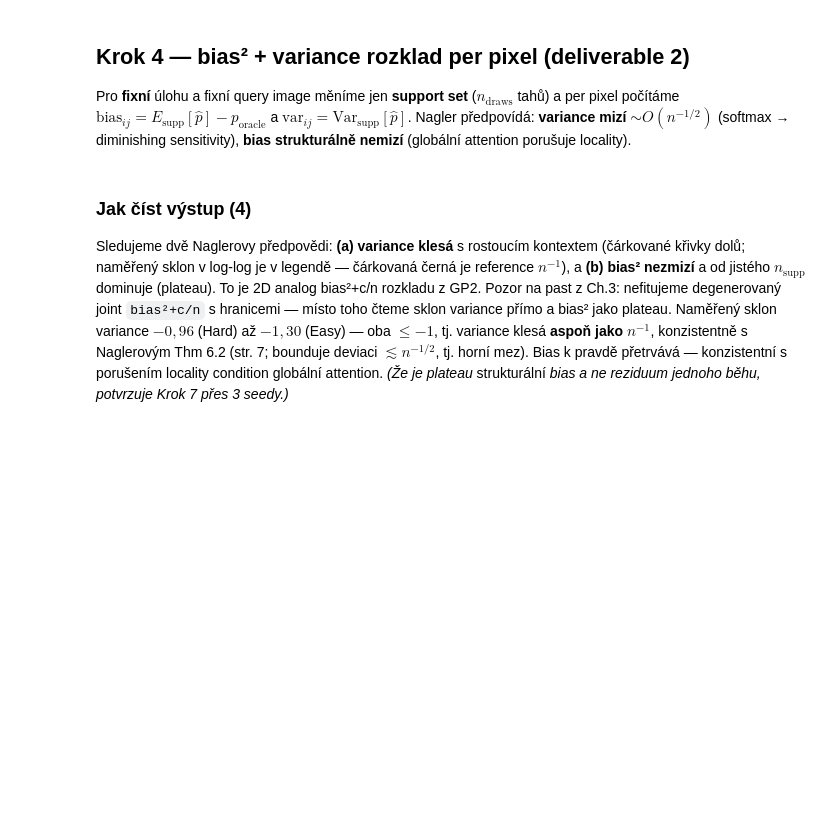
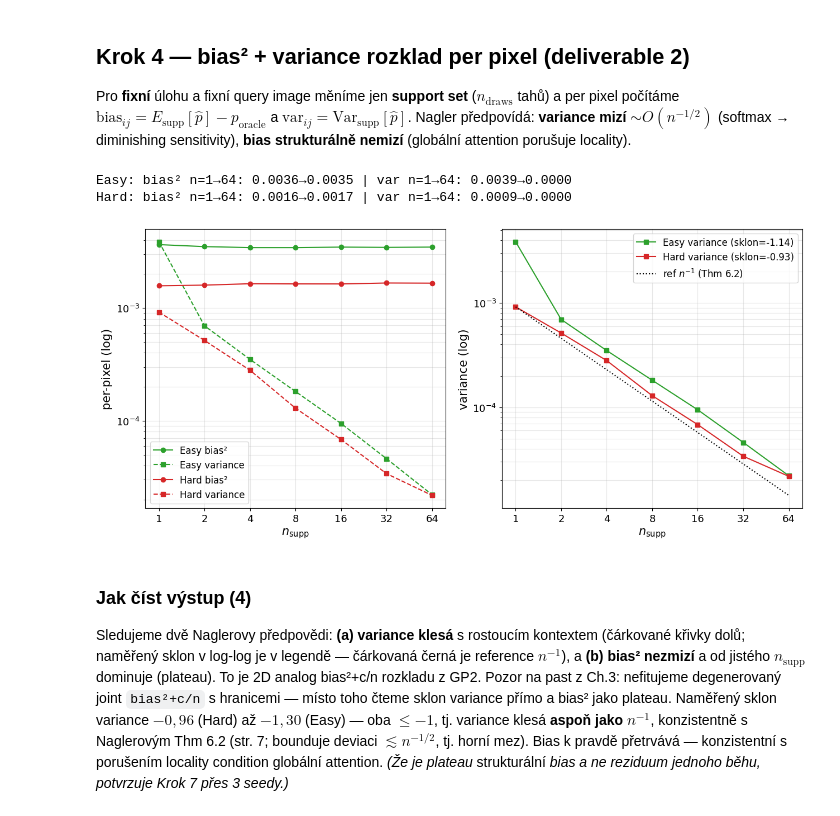
Before and after one commit to gulierus/VU_RG, a Jupyter notebook: experiments/Experiment_C_PFN_segmentation.ipynb, the cells around one changed output. Saved outputs shown, nothing was run; the diff lists cells and outputs as text; code cells hidden in the pictures; blank space fills up the shorter version.

```diff
--- a/experiments/Experiment_C_PFN_segmentation.ipynb
+++ b/experiments/Experiment_C_PFN_segmentation.ipynb
@@ -372,35 +381,39 @@ tasks={'Easy':(REGIMES['Easy'],0.10),'Hard':(REGIMES['Hard'],0.25)}
 bv={}
 for name,(lsf,sig) in tasks.items():
     b2=[]; vr=[]
     # fixni query pro tento task (stejny pres vsechny n_supp)
     ell=lsf*GRID; f=_sample_fields(1,GRID,GRID,ell,OS,gen); q0=(f+sig*torch.randn(1,GRID,GRID,generator=gen))[0]
     for S in N_SUPP:
         b2_,vr_,_,_,_=bias_variance(lsf,S,N_DRAWS,gen,sigma=sig,query=q0)
         b2.append(b2_); vr.append(vr_)
     bv[name]=(np.array(b2),np.array(vr))
     print(f'{name}: bias² n=1→64: {b2[0]:.4f}→{b2[-1]:.4f} | var n=1→64: {vr[0]:.4f}→{vr[-1]:.4f}',flush=True)
 
 # vetsi format a fonty (do prace se sazi na plnou sirku textu)
 with plt.rc_context({'font.size':15,'axes.titlesize':16,'axes.labelsize':15,
                      'xtick.labelsize':13,'ytick.labelsize':13}):
     fig,axes=plt.subplots(1,2,figsize=(13,6.0))
     for name,c in [('Easy','#2ca02c'),('Hard','#d62728')]:
         b2,vr=bv[name]
         axes[0].plot(N_SUPP,b2,marker='o',color=c,label=f'{name} bias²')
         axes[0].plot(N_SUPP,vr,marker='s',ls='--',color=c,label=f'{name} variance')
         # log-log fit variance ~ c*n^alpha
         ok=vr>0
         al,_=np.polyfit(np.log(np.array(N_SUPP)[ok]),np.log(vr[ok]),1)
         axes[1].plot(N_SUPP,vr,marker='s',color=c,label=f'{name} variance (sklon={al:.2f})')
     for ax in axes:
         ax.set_xscale('log',base=2); ax.set_yscale('log'); ax.set_xticks(N_SUPP); ax.set_xticklabels(N_SUPP)
         ax.set_xlabel(r'$n_{\mathrm{supp}}$'); ax.grid(alpha=0.3,which='both')
-    axes[0].set_ylabel('per-pixel (log)'); axes[0].set_title('bias² (plná) vs variance (čárkovaná)'); axes[0].legend(fontsize=12)
-    axes[1].set_ylabel('variance (log)'); axes[1].set_title(r'Variance vs Nagler Thm 6.2 ($\sim n^{-1}$)')
+    axes[0].set_ylabel('per-pixel (log)'); axes[0].legend(fontsize=12)
+    axes[1].set_ylabel('variance (log)')
     # referencni n^{-1} (Thm 6.2: Var ~ 1/n, tj. deviace ~ n^{-1/2})
     ref=bv['Hard'][1][0]*(np.array(N_SUPP)/N_SUPP[0])**-1.0
     axes[1].plot(N_SUPP,ref,ls=':',color='k',label='ref $n^{-1}$ (Thm 6.2)'); axes[1].legend(fontsize=12)
     fig.tight_layout(); fig.savefig(os.path.join(FIGDIR,'fig_C_04_bias_variance.png'),dpi=150,bbox_inches='tight'); plt.show()
+# %% [output]
+Easy: bias² n=1→64: 0.0036→0.0035 | var n=1→64: 0.0039→0.0000
+Hard: bias² n=1→64: 0.0016→0.0017 | var n=1→64: 0.0009→0.0000
+[figure, added]
 # %% [markdown]
 ### Jak číst výstup (4)
 
```
Also changed, not shown: parts of 3 cells of this notebook, 13 other files.
